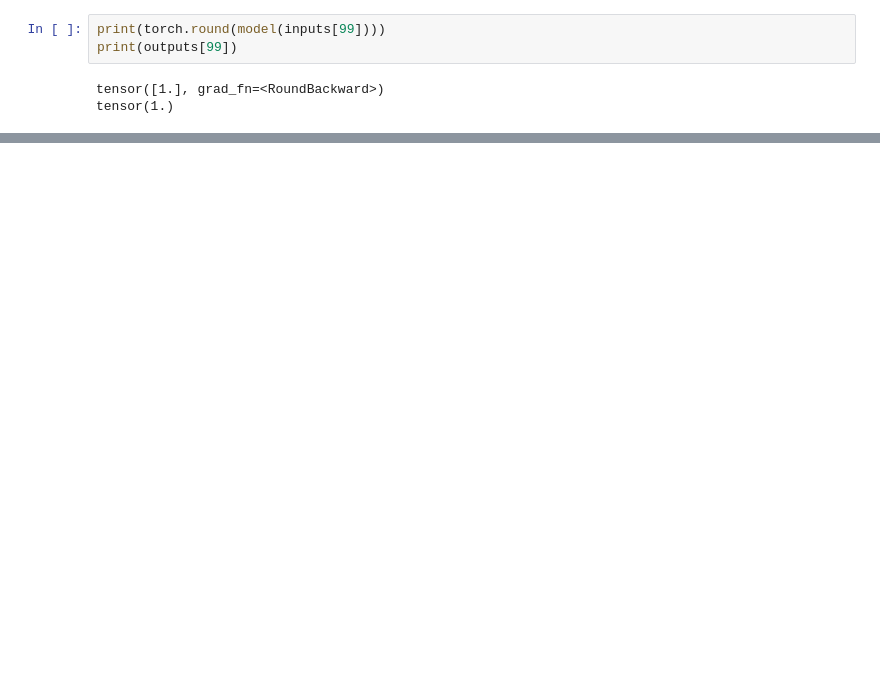
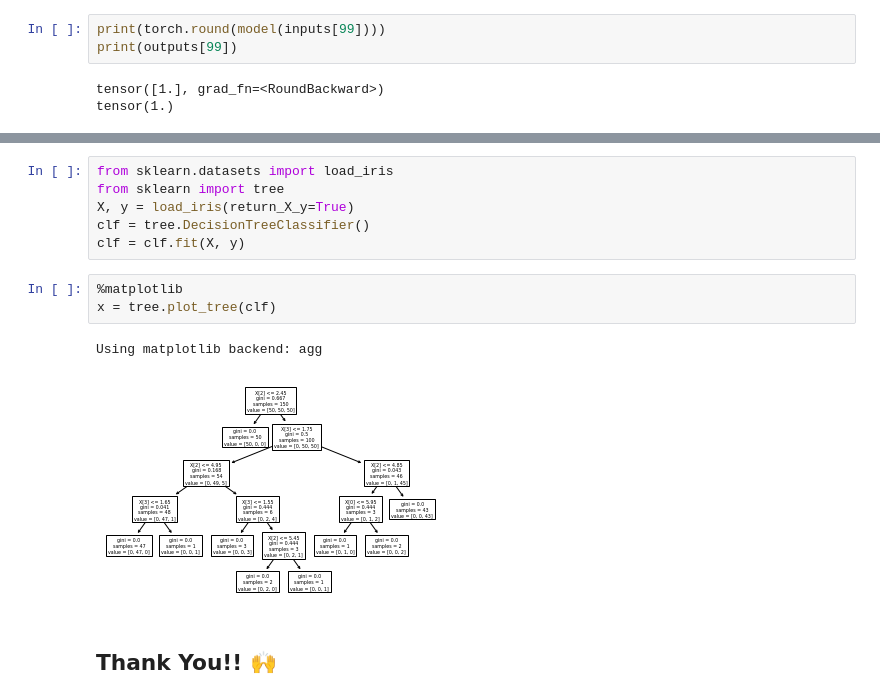
Before and after one commit to jaisal1311/College-Stuff, a Jupyter notebook: AI/AI_pracs.ipynb, the cells around one changed output, grey strips where cells are left out. Cells and saved outputs as stored; diff of their text form; blank space fills up the shorter version.

```diff
--- a/AI/AI_pracs.ipynb
+++ b/AI/AI_pracs.ipynb
@@ -232,0 +919,14 @@ PIMA Pytorch
+# %%
+from sklearn.datasets import load_iris
+from sklearn import tree
+X, y = load_iris(return_X_y=True)
+clf = tree.DecisionTreeClassifier()
+clf = clf.fit(X, y)
+# %%
+%matplotlib
+x = tree.plot_tree(clf)
+# %% [output]
+Using matplotlib backend: agg
+[figure, added]
+# %% [markdown]
+## Thank You!! 🙌
```
Also changed, not shown: parts of 80 cells of this notebook.
